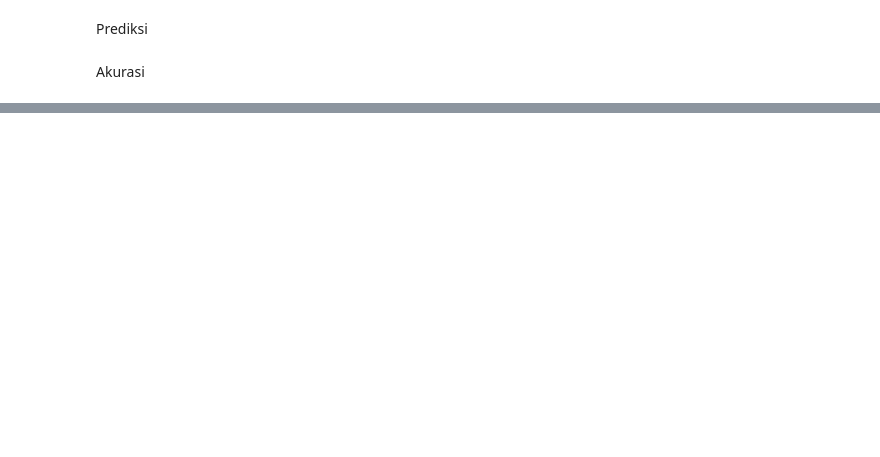
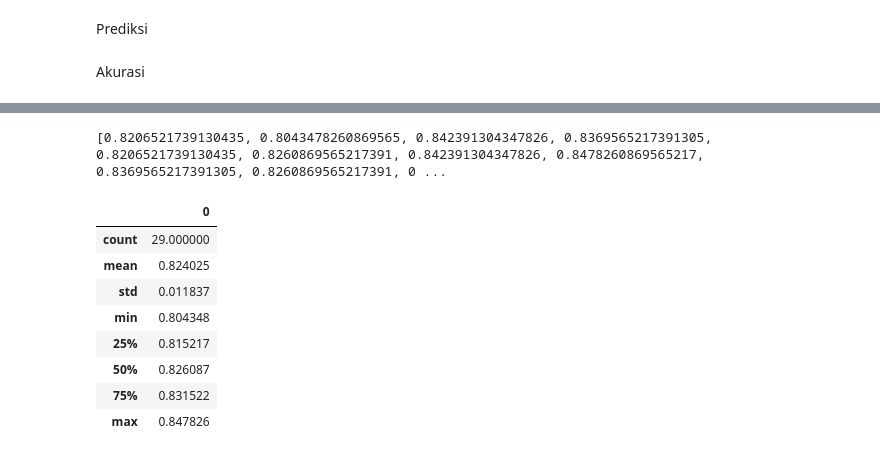
Before and after one commit to kusin/klasifikasi_kopra, a Jupyter notebook: klasifikasi_kopra_old.ipynb, the cells around one changed output, grey strips where cells are left out. Saved outputs shown, nothing was run; the diff lists cells and outputs as text; code cells hidden in the pictures; blank space fills up the shorter version.

```diff
--- a/klasifikasi_kopra_old.ipynb
+++ b/klasifikasi_kopra_old.ipynb
@@ -378,9 +378,7 @@ print("tahap preprocessing telah selsai dibuat")
 Pengolahan Model untuk Klasifikasi
 # %%
 #menampung dataset untuk warna, bentuk, dan tekstur
-def_Kopra = pd.read_csv('D:/ekstrasi-fitur-kopra-nonTelungkup.csv')
-#dataset warna dan tekstur
-#def_Kopra = pd.read_csv('ekstrasi-fitur-kopra-nonTelungkup1.csv')
+def_Kopra = pd.read_csv('dataset/ekstrasi-fitur-kopra-nonTelungkup.csv')
 # %% [markdown]
 Split Dependent (Target/Label) Independent (atribut) Value
 # %%
@@ -404,13 +402,13 @@ Split Dependent (Target/Label) Independent (atribut) Value
 #x = def_Kopra.iloc[:,0:13].values
 #y = def_Kopra.iloc[:,[-1]].values
 
-#Skenario B dan T
-x = def_Kopra.iloc[:,8:15].values
+# #Skenario B dan T
+# x = def_Kopra.iloc[:,8:15].values
+# y = def_Kopra.iloc[:,[-1]].values
+
+#Skenario W,B,dan T
+x = def_Kopra.iloc[:,0:15].values
 y = def_Kopra.iloc[:,[-1]].values
-
-# #Skenario W,B,dan T
-# x = def_Kopra.iloc[:,0:15].values
-# y = def_Kopra.iloc[:,[-1]].values
 # %%
 y = y.reshape(len(y))
 # %% [markdown]
@@ -468,3 +498,19 @@ for k in range (1,30):
     akurasi = accuracy_score(y_test,y_prediksi)
     n_akurasi.append(akurasi)
 print(n_akurasi)
+# %% [output]
+[0.8206521739130435, 0.8043478260869565, 0.842391304347826, 0.8369565217391305, 0.8206521739130435, 0.8260869565217391, 0.842391304347826, 0.8478260869565217, 0.8369565217391305, 0.8260869565217391, 0 ...
+# %%
+n = pd.DataFrame(n_akurasi)
+# %%
+n.describe()
+# %% [output]
+|  | 0 |
+| count | 29.000000 |
+| mean | 0.824025 |
+| std | 0.011837 |
+| min | 0.804348 |
+| 25% | 0.815217 |
+| 50% | 0.826087 |
+| 75% | 0.831522 |
+| max | 0.847826 |
```
Also changed, not shown: parts of 12 cells of this notebook.
